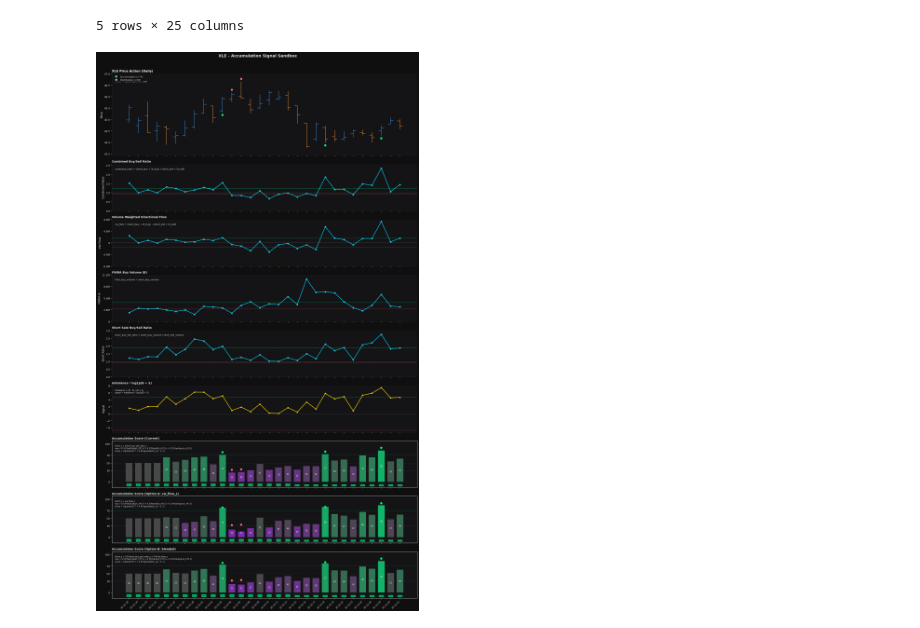
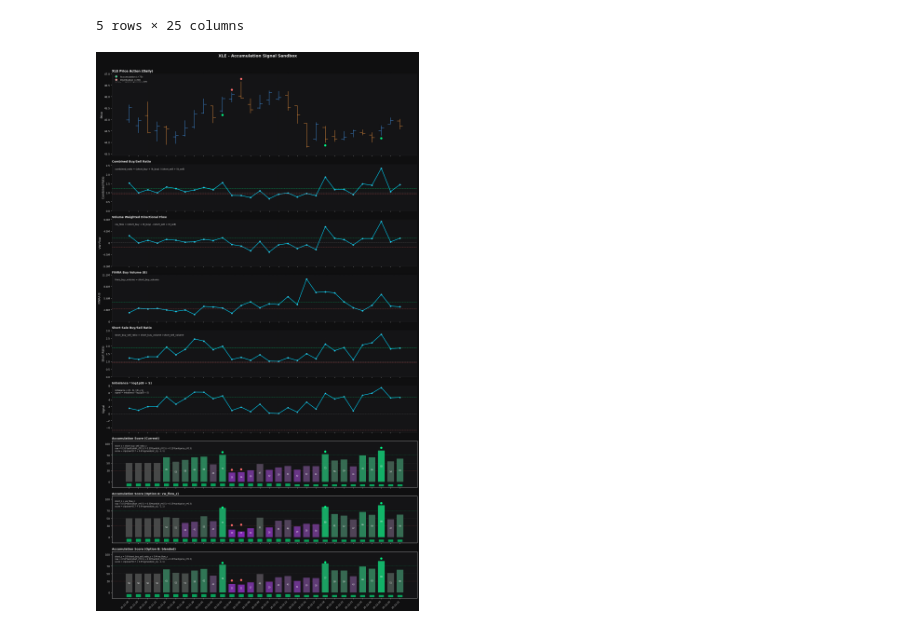
Before and after one commit to MoreCowwbell/darkpool, a Jupyter notebook: accumulation_signal_sandbox.ipynb, the cells around one changed output. Saved outputs shown, nothing was run; the diff lists cells and outputs as text; code cells hidden in the pictures.

```diff
--- a/accumulation_signal_sandbox.ipynb
+++ b/accumulation_signal_sandbox.ipynb
@@ -576,8 +576,8 @@ imbalance = np.where(total > 0, (b - s) / total, np.nan)
 signal = imbalance * np.log1p(total)
 series = pd.Series(signal, index=df.index)
 mask = series.notna()
-ax.plot(x[mask], series[mask], color=COLORS['yellow'], linewidth=1.8)
-ax.scatter(x[mask], series[mask], color=COLORS['yellow'], s=20, edgecolors=COLORS['white'], linewidths=0.4)
+ax.plot(x[mask], series[mask], color=COLORS['cyan'], linewidth=1.8)
+ax.scatter(x[mask], series[mask], color=COLORS['cyan'], s=20, edgecolors=COLORS['white'], linewidths=0.4)
 ax.axhline(0.0, color=COLORS['neutral'], linestyle='--', linewidth=1.0, alpha=0.7)
 _add_flow_thresholds(ax, series)
 ax.set_ylabel('Signal', color=COLORS['text'])
@@ -592,31 +592,31 @@ dot_sources = {
 }
 
 # Panel 6: Accumulation Score (Current)
 ax = axes[6]
 ax.set_facecolor(COLORS['panel_bg'])
 ax.tick_params(colors=COLORS['text'], labelsize=9)
 _plot_score_panel(ax, x, df['acc_score_current'], df['confidence'], 'Accumulation Score (Current)', DOT_MODE, dot_sources)
 ax.text(0.01, 0.92, 'short_z = short_buy_sell_ratio_z\nraw = 0.55*tanh(short_z*0.5) + 0.30*tanh(lit_z*0.5) + 0.15*tanh(price_z*0.3)\nscore = clip(raw*(0.7 + 0.6*sigmoid(otc_z)), -1, 1)', transform=ax.transAxes, fontsize=7, color=COLORS['text'], va='top')
 
 # Panel 7: Accumulation Score (Option A: vw_flow_z)
 ax = axes[7]
 ax.set_facecolor(COLORS['panel_bg'])
 ax.tick_params(colors=COLORS['text'], labelsize=9)
 _plot_score_panel(ax, x, df['acc_score_a'], df['confidence'], 'Accumulation Score (Option A: vw_flow_z)', DOT_MODE, dot_sources)
 ax.text(0.01, 0.92, 'short_z = vw_flow_z\nraw = 0.55*tanh(short_z*0.5) + 0.30*tanh(lit_z*0.5) + 0.15*tanh(price_z*0.3)\nscore = clip(raw*(0.7 + 0.6*sigmoid(otc_z)), -1, 1)', transform=ax.transAxes, fontsize=7, color=COLORS['text'], va='top')
 
 # Panel 8: Accumulation Score (Option B: blended)
 ax = axes[8]
 ax.set_facecolor(COLORS['panel_bg'])
 ax.tick_params(colors=COLORS['text'], labelsize=9)
 _plot_score_panel(ax, x, df['acc_score_b'], df['confidence'], 'Accumulation Score (Option B: blended)', DOT_MODE, dot_sources)
 ax.text(0.01, 0.92, 'short_z = 0.6*short_buy_sell_ratio_z + 0.4*vw_flow_z\nraw = 0.55*tanh(short_z*0.5) + 0.30*tanh(lit_z*0.5) + 0.15*tanh(price_z*0.3)\nscore = clip(raw*(0.7 + 0.6*sigmoid(otc_z)), -1, 1)', transform=ax.transAxes, fontsize=7, color=COLORS['text'], va='top')
 
 axes[-1].set_xticks(x)
 axes[-1].set_xticklabels(labels, rotation=45, ha='right', fontsize=8)
 
 fig.suptitle(f'{TICKER} - Accumulation Signal Sandbox', color=COLORS['text'], fontsize=14, fontweight='bold')
 plt.tight_layout(rect=[0, 0, 1, 0.97])
 plt.show()
 # %% [output]
-[figure, old version]
+[figure, new version]
```
